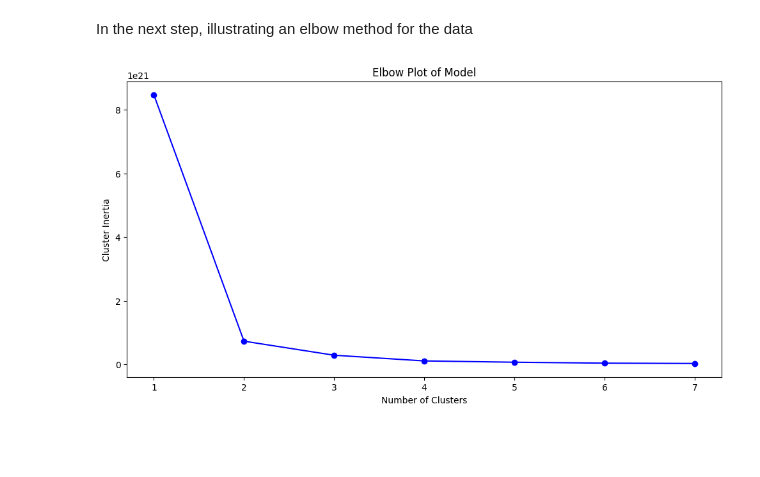
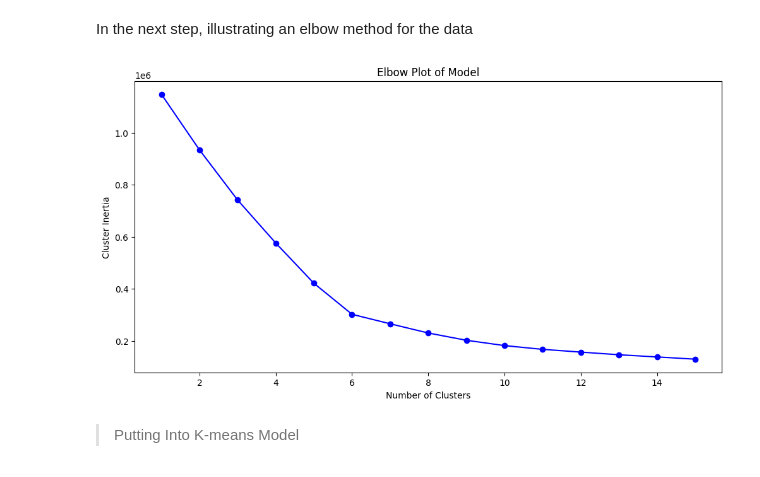
Before and after one commit to EmirhanServeren/factoring-customer-segmentation, a Jupyter notebook: segmentation.ipynb, the cells around one changed output. Drawn from its saved outputs; the diff is of its cells as text; code cells hidden in the pictures; blank space fills up the shorter version.

```diff
--- a/segmentation.ipynb
+++ b/segmentation.ipynb
@@ -444,7 +444,7 @@ from sklearn.preprocessing import StandardScaler
 scaler = StandardScaler()
 # %%
 # selecting the columns to be scaled
-columns_to_scale = ['CEK_TUTAR', 'VADE_GUN', 'BK_GECIKMEHESAP', 'BK_GECIKMEBAKIYE', 'BK_ORAN']
+columns_to_scale = ['CEK_TUTAR', 'VADE_GUN', 'BK_GECIKMEBAKIYE', 'BK_ORAN']
 
 scaled_df = g_company_type_df[columns_to_scale]         # creating a new dataframe with the selected columns
 # %%
@@ -471,3 +470,9 @@ dataframe_scaler(g_company_type_df)    # scaling the data fro G type customers""
+# %%
+# selecting the feature columns for clustering
+feature_columns = ['CEK_TUTAR', 'VADE_GUN', 'BK_GECIKMEHESAP', 'BK_GECIKMEBAKIYE', 'BK_ORAN']
+
+# splitting the data into training and test sets by 8/2 ratio
+X_train, X_test = train_test_split(g_company_type_df[feature_columns], test_size=0.2, random_state=42)
 # %% [markdown]
 > Elbow Method
 
@@ -503,11 +508,9 @@ def generate_elbow_plot(clusters_centers, k_values):
     plt.title("Elbow Plot of Model")
     plt.show()
 # %%
-# base script, adopt for the following data frames
-"""clusters_centers, k_values = find_optimal_clusters(df, 16)
-generate_elbow_plot(clusters_centers, k_values)"""
+clusters_centers, k_values = find_optimal_clusters(g_company_type_df[feature_columns], 16)
+generate_elbow_plot(clusters_centers, k_values)
+# %% [output]
+[figure, added]
-# %%
-clusters_centers, k_values = find_optimal_clusters(g_company_type_df, 8)
-generate_elbow_plot(clusters_centers, k_values)
-# %% [output]
-[figure, removed]
+# %% [markdown]
+> Putting Into K-means Model
```
Also changed, not shown: parts of 6 cells of this notebook.
